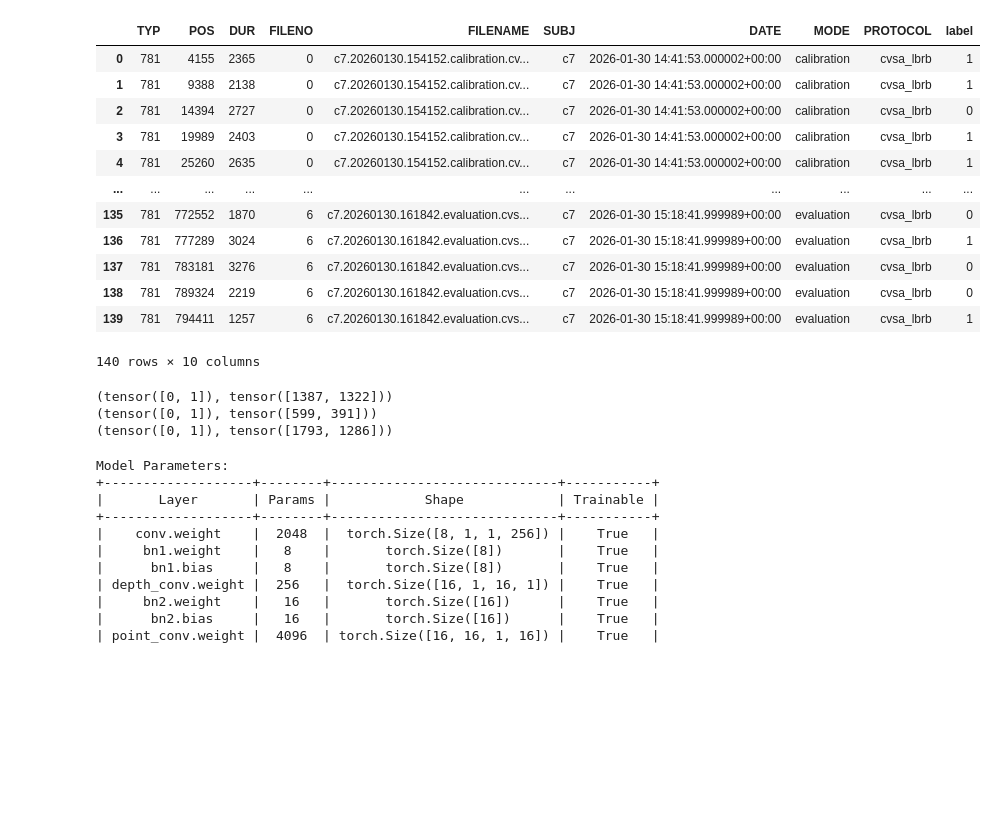
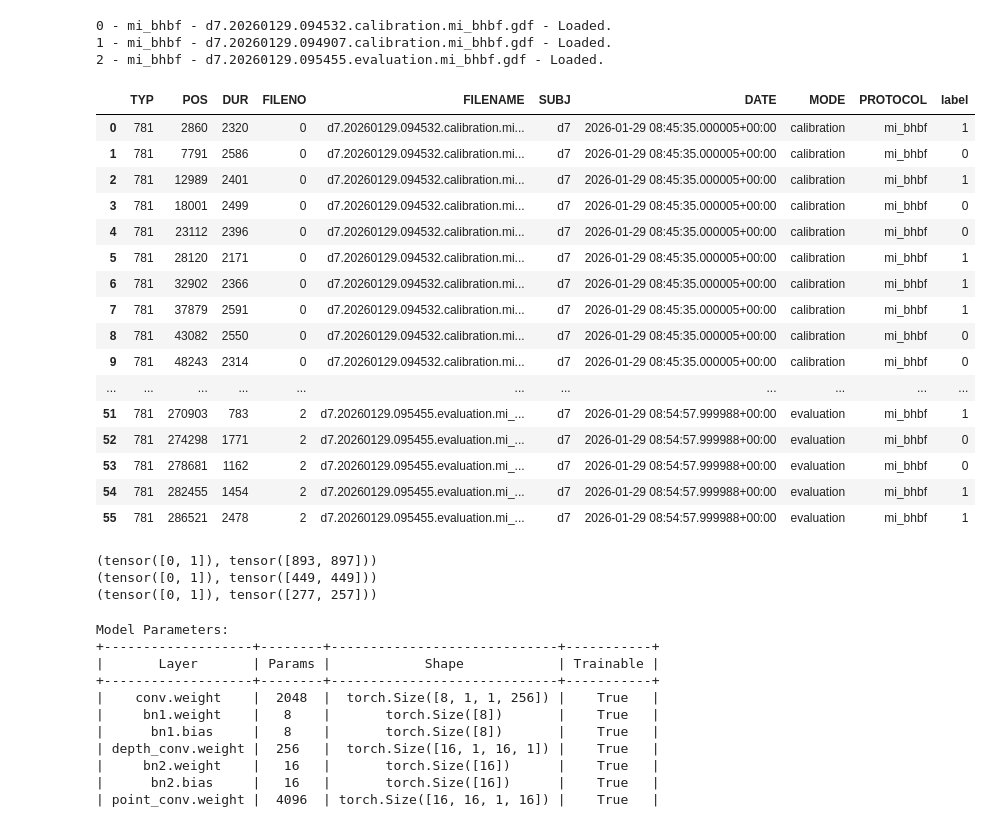
Before and after one commit to Curtaz/neurorobotics-dl, a Jupyter notebook: examples/train_generic_trial_based.ipynb, the cells around one changed output. Drawn from its saved outputs; the diff is of its cells as text; code cells hidden in the pictures; blank space fills up the shorter version.

```diff
--- a/examples/train_generic_trial_based.ipynb
+++ b/examples/train_generic_trial_based.ipynb
@@ -33,10 +33,13 @@ class Event():
     RIGHT_ALIGNMENT_STEP = 703
     RIGHT_STEP = 704
     MOVEMENT_START = 333
+    CVSA_LEFT = 730
+    CVSA_RIGHT = 731
+    LEFT_HAND = 769
+    RIGHT_HAND = 770
+    BOTH_FEET = 771
     BOTH_HANDS = 773
-    BOTH_FEET = 771
     REST = 783
-
     OFFSET = 0X8000
 
 def select_files(initialdir='./recordings'):
@@ -154,7 +157,7 @@ def preprocess(filenames,save_path=None):
 
     return preprocessed
 # %%
-MANUAL_PICK = False
+MANUAL_PICK = True
 SAVE_PATH=r'D:\SHARED\PhD\code\python\cache'
 if MANUAL_PICK:
     filenames = select_files(r'D:\SHARED\PhD\data\mi_bhbf')
@@ -163,62 +166,75 @@ if MANUAL_PICK:
     else: dataset = preprocess(filenames,SAVE_PATH)
 else:
     dataset = load(os.path.join(SAVE_PATH,f"preprocessed.pkl"))
+# %% [output]
+0 - mi_bhbf - d7.20260129.094532.calibration.mi_bhbf.gdf - Loaded.
+1 - mi_bhbf - d7.20260129.094907.calibration.mi_bhbf.gdf - Loaded.
+2 - mi_bhbf - d7.20260129.095455.evaluation.mi_bhbf.gdf - Loaded.
 # %%
-out_path = "generic_wheel"
+out_path = "models"
+
+model_name = "generic_wheel"
+model_path = os.path.join(out_path,model_name)
+if not os.path.isdir(model_path):
+    os.makedirs(model_path)
 
 train_batch_size = 128
 eval_batch_size = 256
 device = 'cuda'
 
 label_map = { # PUT ALL THE CUE CODES HERE OTHERWISE IT FAILS, -1 TO IGNORE
-  730: 0,   # CVSA LEFT
-  731: 1,   # CVSA RIGHT
-  771: -1,  # BOTH_FEET
-  773: -1,  # BOTH_HANDS
-  769: -1,  # LEFT_HAND
-  770: -1,  # RIGHT_HAND
-  783: -1   # REST
+  Event.CVSA_LEFT: -1,
+  Event.CVSA_RIGHT: -1,
+  Event.BOTH_FEET: 0,
+  Event.BOTH_HANDS: 1,
+  Event.LEFT_HAND: -1,
+  Event.RIGHT_HAND: -1,
+  Event.REST: -1
   }
 num_classes = np.unique(list(label_map.values())).shape[0]
 window_size = 512
 window_shift = {
     0:32,
     1:32,
   }
 start_after = 256
 end_before = 256
 
 eeg = dataset['data']
 
 # from neurorobotics_dl.utils import fidx
 # ROI = ['P3','PZ','P4','PO7','PO5','PO3','POZ','PO4','PO6','O1','OZ','O2']
 # eeg = eeg[:,fidx(ROI, dataset['info']['ch_names'])]
 
 
 events = dataset['events']
 num_channels = eeg.shape[1]
 
 labels = events['TYP'].map(label_map).dropna().values.astype(int)
 
 
 cf_events = events[events['TYP'] == Event.CONT_FEEDBACK].copy()
 cf_events['label'] = labels
 cf_events = cf_events[cf_events['label'] >= 0].reset_index(drop=True)
 cf_events
 # %% [output]
 |  | TYP | POS | DUR | FILENO | FILENAME | SUBJ | DATE | MODE | PROTOCOL | label |
-| 0 | 781 | 4155 | 2365 | 0 | c7.20260130.154152.calibration.cv... | c7 | 2026-01-30 14:41:53.000002+00:00 | calibration | cvsa_lbrb | 1 |
-| 1 | 781 | 9388 | 2138 | 0 | c7.20260130.154152.calibration.cv... | c7 | 2026-01-30 14:41:53.000002+00:00 | calibration | cvsa_lbrb | 1 |
-| 2 | 781 | 14394 | 2727 | 0 | c7.20260130.154152.calibration.cv... | c7 | 2026-01-30 14:41:53.000002+00:00 | calibration | cvsa_lbrb | 0 |
-| 3 | 781 | 19989 | 2403 | 0 | c7.20260130.154152.calibration.cv... | c7 | 2026-01-30 14:41:53.000002+00:00 | calibration | cvsa_lbrb | 1 |
-| 4 | 781 | 25260 | 2635 | 0 | c7.20260130.154152.calibration.cv... | c7 | 2026-01-30 14:41:53.000002+00:00 | calibration | cvsa_lbrb | 1 |
+| 0 | 781 | 2860 | 2320 | 0 | d7.20260129.094532.calibration.mi... | d7 | 2026-01-29 08:45:35.000005+00:00 | calibration | mi_bhbf | 1 |
+| 1 | 781 | 7791 | 2586 | 0 | d7.20260129.094532.calibration.mi... | d7 | 2026-01-29 08:45:35.000005+00:00 | calibration | mi_bhbf | 0 |
+| 2 | 781 | 12989 | 2401 | 0 | d7.20260129.094532.calibration.mi... | d7 | 2026-01-29 08:45:35.000005+00:00 | calibration | mi_bhbf | 1 |
+| 3 | 781 | 18001 | 2499 | 0 | d7.20260129.094532.calibration.mi... | d7 | 2026-01-29 08:45:35.000005+00:00 | calibration | mi_bhbf | 0 |
+| 4 | 781 | 23112 | 2396 | 0 | d7.20260129.094532.calibration.mi... | d7 | 2026-01-29 08:45:35.000005+00:00 | calibration | mi_bhbf | 0 |
+| 5 | 781 | 28120 | 2171 | 0 | d7.20260129.094532.calibration.mi... | d7 | 2026-01-29 08:45:35.000005+00:00 | calibration | mi_bhbf | 1 |
+| 6 | 781 | 32902 | 2366 | 0 | d7.20260129.094532.calibration.mi... | d7 | 2026-01-29 08:45:35.000005+00:00 | calibration | mi_bhbf | 1 |
+| 7 | 781 | 37879 | 2591 | 0 | d7.20260129.094532.calibration.mi... | d7 | 2026-01-29 08:45:35.000005+00:00 | calibration | mi_bhbf | 1 |
+| 8 | 781 | 43082 | 2550 | 0 | d7.20260129.094532.calibration.mi... | d7 | 2026-01-29 08:45:35.000005+00:00 | calibration | mi_bhbf | 0 |
+| 9 | 781 | 48243 | 2314 | 0 | d7.20260129.094532.calibration.mi... | d7 | 2026-01-29 08:45:35.000005+00:00 | calibration | mi_bhbf | 0 |
 | ... | ... | ... | ... | ... | ... | ... | ... | ... | ... | ... |
-| 135 | 781 | 772552 | 1870 | 6 | c7.20260130.161842.evaluation.cvs... | c7 | 2026-01-30 15:18:41.999989+00:00 | evaluation | cvsa_lbrb | 0 |
-| 136 | 781 | 777289 | 3024 | 6 | c7.20260130.161842.evaluation.cvs... | c7 | 2026-01-30 15:18:41.999989+00:00 | evaluation | cvsa_lbrb | 1 |
-| 137 | 781 | 783181 | 3276 | 6 | c7.20260130.161842.evaluation.cvs... | c7 | 2026-01-30 15:18:41.999989+00:00 | evaluation | cvsa_lbrb | 0 |
-| 138 | 781 | 789324 | 2219 | 6 | c7.20260130.161842.evaluation.cvs... | c7 | 2026-01-30 15:18:41.999989+00:00 | evaluation | cvsa_lbrb | 0 |
-| 139 | 781 | 794411 | 1257 | 6 | c7.20260130.161842.evaluation.cvs... | c7 | 2026-01-30 15:18:41.999989+00:00 | evaluation | cvsa_lbrb | 1 |
+| 51 | 781 | 270903 | 783 | 2 | d7.20260129.095455.evaluation.mi_... | d7 | 2026-01-29 08:54:57.999988+00:00 | evaluation | mi_bhbf | 1 |
+| 52 | 781 | 274298 | 1771 | 2 | d7.20260129.095455.evaluation.mi_... | d7 | 2026-01-29 08:54:57.999988+00:00 | evaluation | mi_bhbf | 0 |
+| 53 | 781 | 278681 | 1162 | 2 | d7.20260129.095455.evaluation.mi_... | d7 | 2026-01-29 08:54:57.999988+00:00 | evaluation | mi_bhbf | 0 |
+| 54 | 781 | 282455 | 1454 | 2 | d7.20260129.095455.evaluation.mi_... | d7 | 2026-01-29 08:54:57.999988+00:00 | evaluation | mi_bhbf | 1 |
+| 55 | 781 | 286521 | 2478 | 2 | d7.20260129.095455.evaluation.mi_... | d7 | 2026-01-29 08:54:57.999988+00:00 | evaluation | mi_bhbf | 1 |
-140 rows × 10 columns
 # %%
 ## Choose one between 70-15-15 split or manual selecting files. comment the other
 
@@ -230,9 +246,9 @@ cf_events
 #train_events = train_events[:int(len(train_events)*0.7)]
 
 # ## Separate sessions
-train_files = [0,1,2]
-val_files = [3]
-test_files = [4,5,6]
+train_files = [0,1]
+val_files = [1]
+test_files = [2]
 train_events = cf_events[cf_events['FILENO'].isin(train_files)]
 val_events = cf_events[cf_events['FILENO'].isin(val_files)]
 test_events = cf_events[cf_events['FILENO'].isin(test_files)]
@@ -249,9 +265,8 @@ train_w = (train_w - mu) / sigma
 val_w = (val_w - mu) / sigma
 test_w = (test_w - mu) / sigma
 
-if not os.path.exists(out_path):
-    os.makedirs(out_path)
-np.savez(os.path.join(out_path,"mean_std.npz"),mu=mu,sigma=sigma)
+
+np.savez(os.path.join(model_path,"mean_std.npz"),mu=mu,sigma=sigma)
 
 for e in (torch.unique(train_l,return_counts=True),
 torch.unique(val_l,return_counts=True),
@@ -261,9 +276,9 @@ train_loader = DataLoader(MyDataset(train_w,train_l), batch_size=train_batch_siz
 val_loader = DataLoader(MyDataset(val_w,val_l), batch_size=eval_batch_size, shuffle=False)
 test_loader = DataLoader(MyDataset(test_w,test_l), batch_size=eval_batch_size, shuffle=False)
 # %% [output]
-(tensor([0, 1]), tensor([1387, 1322]))
-(tensor([0, 1]), tensor([599, 391]))
-(tensor([0, 1]), tensor([1793, 1286]))
+(tensor([0, 1]), tensor([893, 897]))
+(tensor([0, 1]), tensor([449, 449]))
+(tensor([0, 1]), tensor([277, 257]))
 # %%
 # # EEGNET
 model_config = {
```
Also changed, not shown: parts of 8 cells of this notebook.
